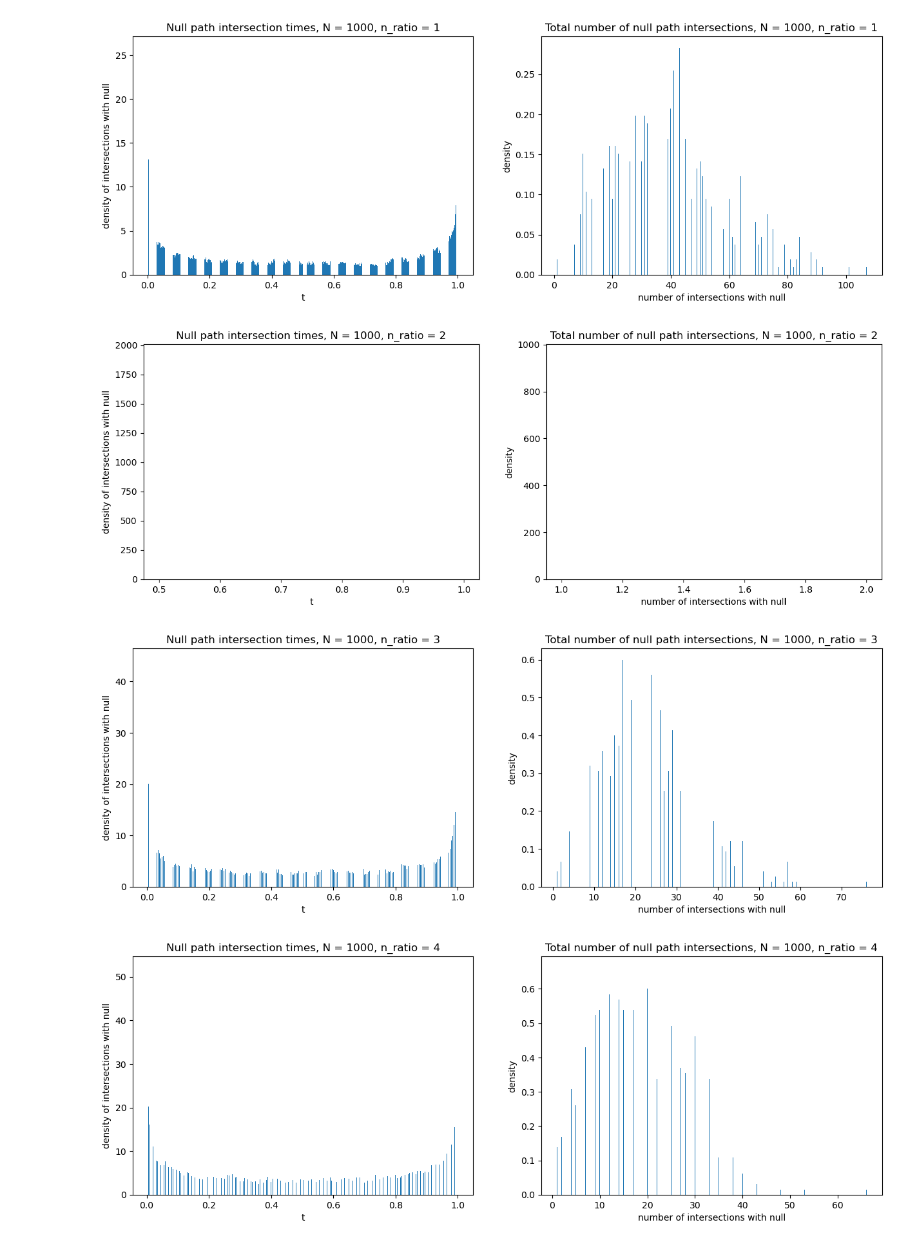
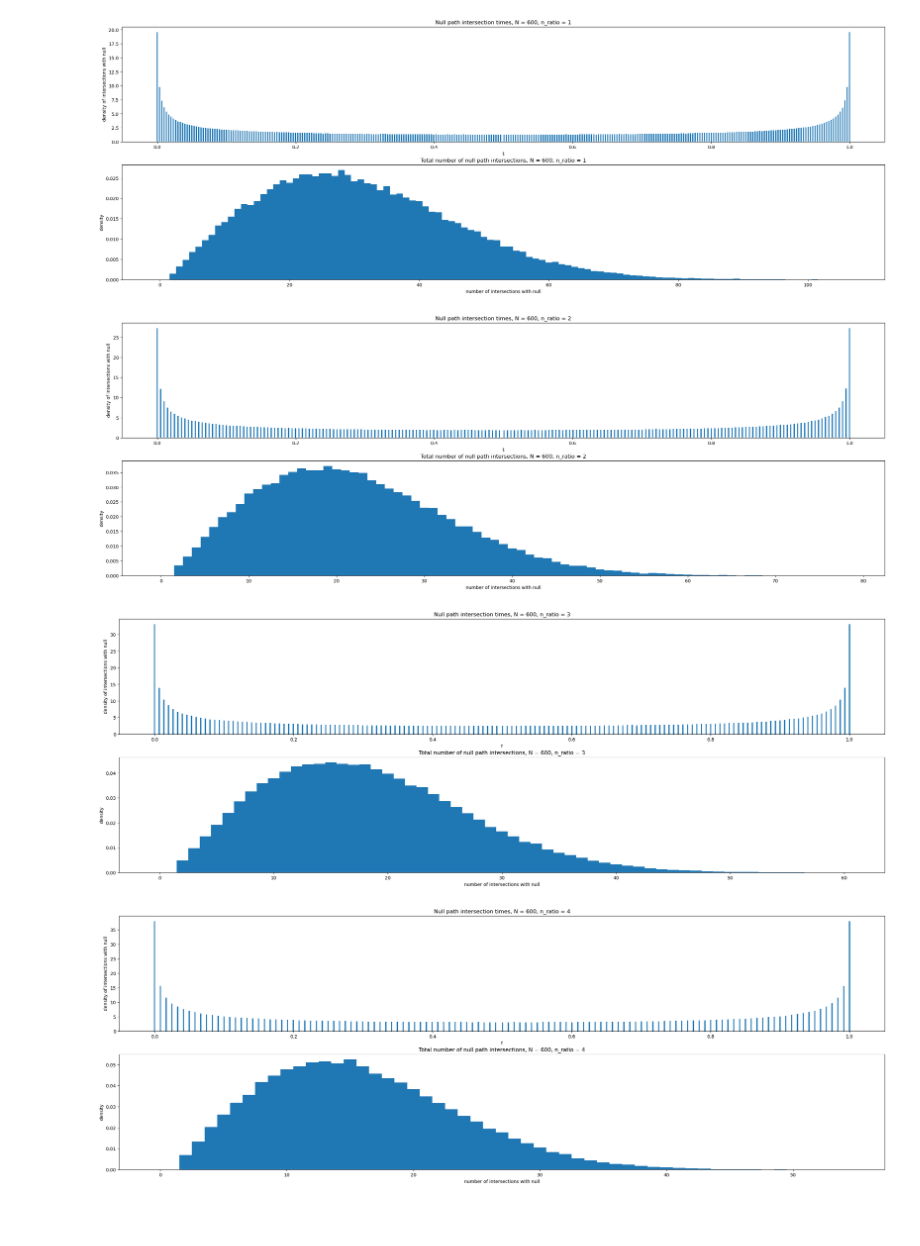
Before and after one commit to naqib-a/M4R-project, a Jupyter notebook: M4R code.ipynb, the cells around one changed output. Cells and saved outputs as stored; diff of their text form; code cells hidden in the pictures; blank space fills up the shorter version.

```diff
--- a/M4R code.ipynb
+++ b/M4R code.ipynb
@@ -117,7 +87,7 @@ N = 1000
 n_ratio = 2
 M = 50
 t = np.linspace(0, 1, N + 1)
-x = np.array([gillespie(n_ratio, N) for _ in range(M)])
+x = gillespie(n_ratio, N, M).get()
 
 plt.plot(t, x.T,linewidth=0.3,alpha=1)
 plt.show()
@@ -137,20 +107,21 @@ plt.show()
 def intersection_density(n_ratio, N, M):
     Ns = [int(n_ratio * N / (n_ratio + 1))]
     Ns.append(N-Ns[0])
-    x0 = np.arange(N+1) * (Ns[0] - Ns[1]) / N
-    intersections = np.zeros([M,N+1])
-    for i in range(M):
-        x = gillespie(n_ratio, N)
-        y = x - x0
-        # intersections[i,1:] = (np.sign(y[1:]) != np.sign(y[:-1]))
-        intersections[i,1:] = y[1:] == 0
-    inter_number = np.sum(intersections, axis = 1)
-    inters = np.argwhere(intersections == 1).T[1] / N
-    return inters, inter_number
+    x0 = cp.arange(N+1) * (Ns[0] - Ns[1]) / N
+    intersections = cp.zeros([M,N+1])
+    x = gillespie(n_ratio, N, M)
+    y = x - x0
+    # intersections[:,1:] = y[:,1:] == 0
+    intersections = y == 0
+
+    inter_number = cp.sum(intersections, axis = 1)
+    inters = cp.argwhere(intersections == 1).T[1] / N
+
+    return inters.get(), inter_number.get()
 # %%
-n_ratios = [i for i in range(1,10)]
-N1 = [i * 1000 for i in range(1,5)]
-M = 1000
+n_ratios = [i for i in range(1,6)]
+N1 = [i * 600 for i in range(1,4)]
+M = 100000
 runs = []
 for N in N1:
     runs.append([])
@@ -159,23 +130,26 @@ for N in N1:
 # %%
 for i in range(len(N1)):
     for j in range(len(n_ratios)):
         inters, inter_number = runs[i][j]
         N = N1[i]
         n_ratio = n_ratios[j]
-        fig, axs = plt.subplots(1,2)
-        fig.set_figwidth(15)
-        axs[0].hist(inters, bins = 1000, density = True)
+        fig, axs = plt.subplots(2,1)
+        fig.set_figwidth(30)
+        fig.set_figheight(10)
+        axs[0].hist(inters, bins = N+2, density = True, range = [- 0.5 / N, 1 + 0.5/N])
         axs[0].set_title(f"Null path intersection times, N = {N}, n_ratio = {n_ratio}")
         axs[0].set_xlabel("t")
         axs[0].set_ylabel("density of intersections with null")
 
-        axs[1].hist(inter_number, bins = 1000, density = True)
+        axs[1].hist(inter_number, bins = np.max(inter_number) + 1, density = True, range = [-0.5, np.max(inter_number) + 0.5])
+        # axs[1].bar(np.arange(len(inter_number)), inter_number)
+
         axs[1].set_title(f"Total number of null path intersections, N = {N}, n_ratio = {n_ratio}")
         axs[1].set_xlabel("number of intersections with null")
         axs[1].set_ylabel("density")
         plt.show()
 # %% [output]
-[figure, old version]
+[figure, new version]
-[figure, old version]
+[figure, new version]
-[figure, old version]
+[figure, new version]
-[figure, old version]
+[figure, new version]
```
Also changed, not shown: parts of 17 cells of this notebook.
